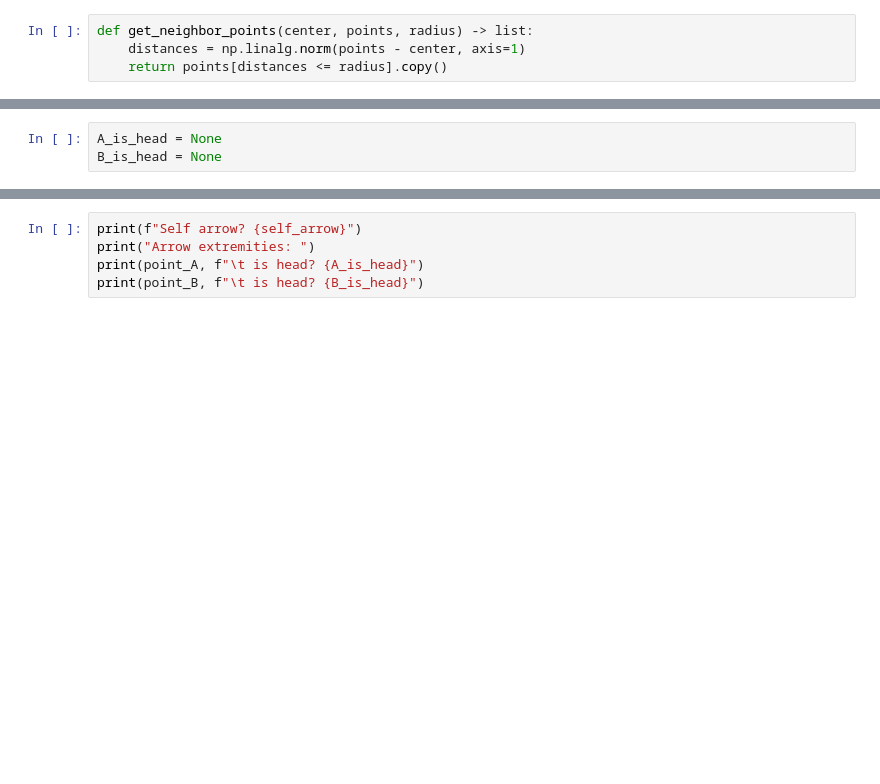
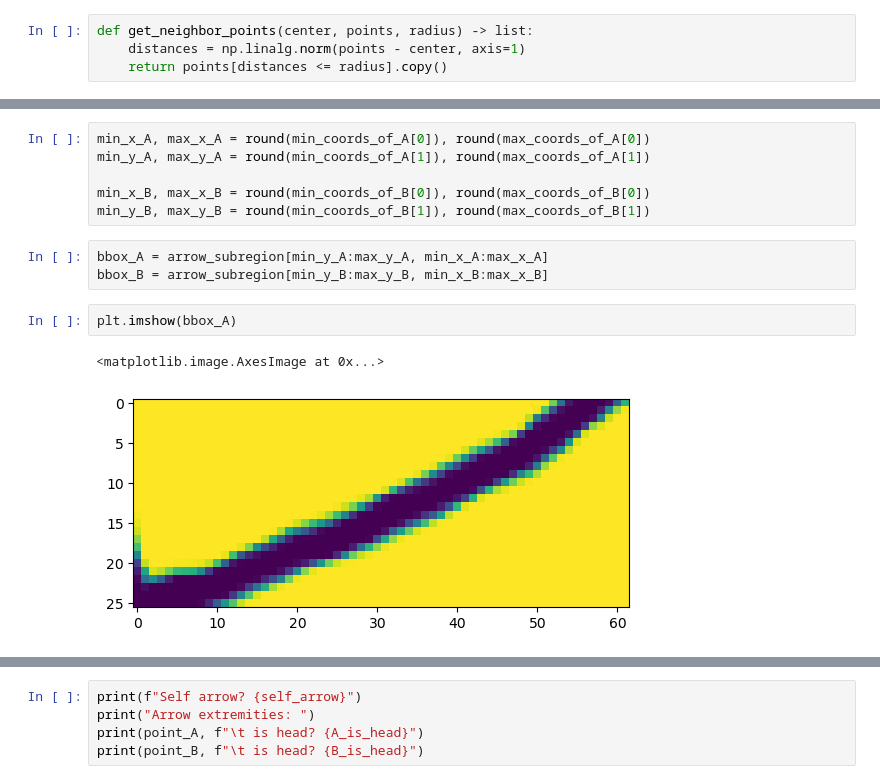
Before and after one commit to nricciardi/diagram, a Jupyter notebook: src/extractor/double_clustering/double_clustering.ipynb, the cells around one changed output, grey strips where cells are left out. Drawn from its saved outputs; the diff is of its cells as text; blank space fills up the shorter version.

```diff
--- a/src/extractor/double_clustering/double_clustering.ipynb
+++ b/src/extractor/double_clustering/double_clustering.ipynb
@@ -538,3 +545,14 @@ plt.show()
+# %%
+min_x_A, max_x_A = round(min_coords_of_A[0]), round(max_coords_of_A[0])
+min_y_A, max_y_A = round(min_coords_of_A[1]), round(max_coords_of_A[1])
+
+min_x_B, max_x_B = round(min_coords_of_B[0]), round(max_coords_of_B[0])
+min_y_B, max_y_B = round(min_coords_of_B[1]), round(max_coords_of_B[1])
 # %%
-A_is_head = None
-B_is_head = None
+bbox_A = arrow_subregion[min_y_A:max_y_A, min_x_A:max_x_A]
+bbox_B = arrow_subregion[min_y_B:max_y_B, min_x_B:max_x_B]
+# %%
+plt.imshow(bbox_A)
+# %% [output]
+<matplotlib.image.AxesImage at 0x...>
+[figure, added]
```
Also changed, not shown: parts of 18 cells of this notebook, 4 other files.
